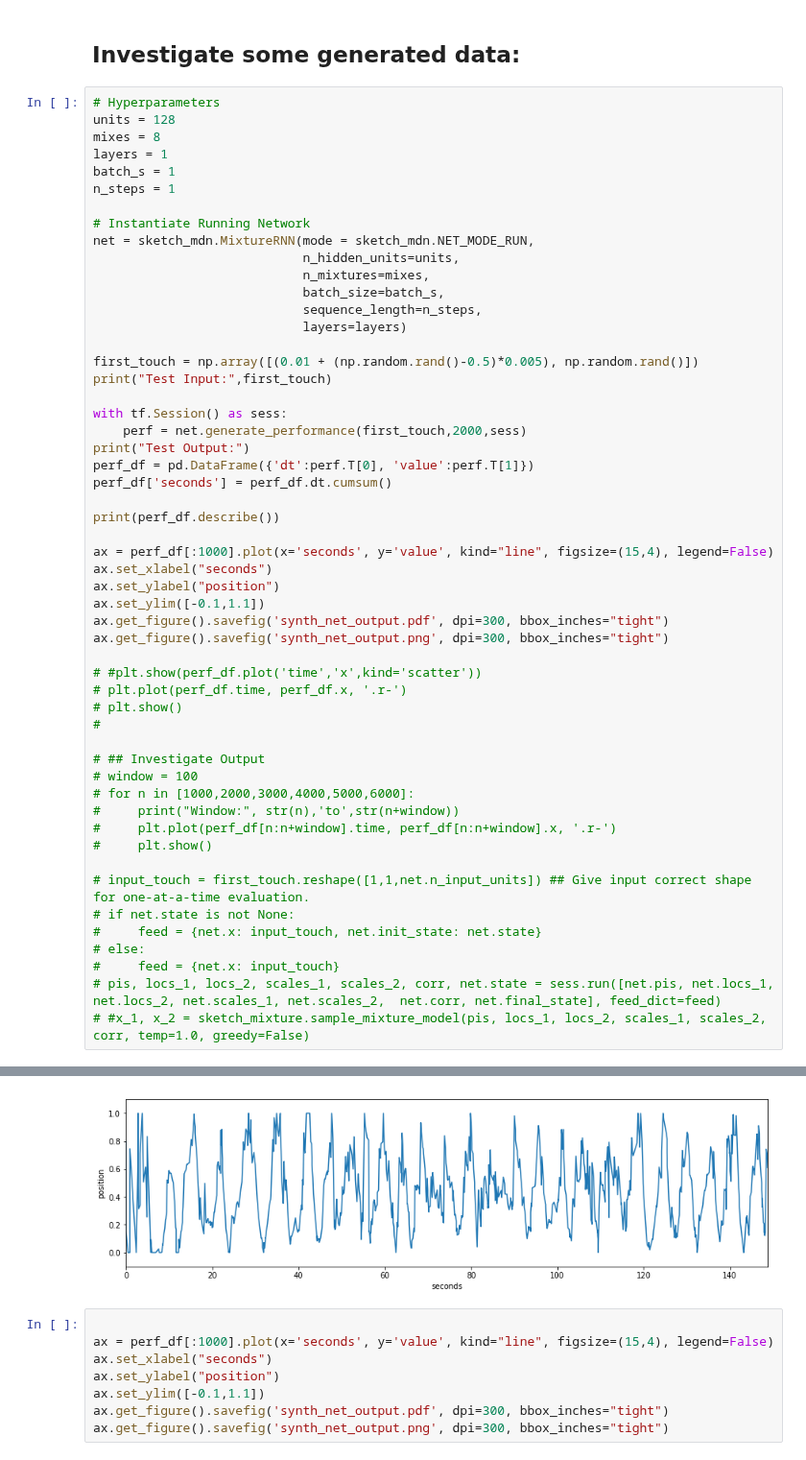
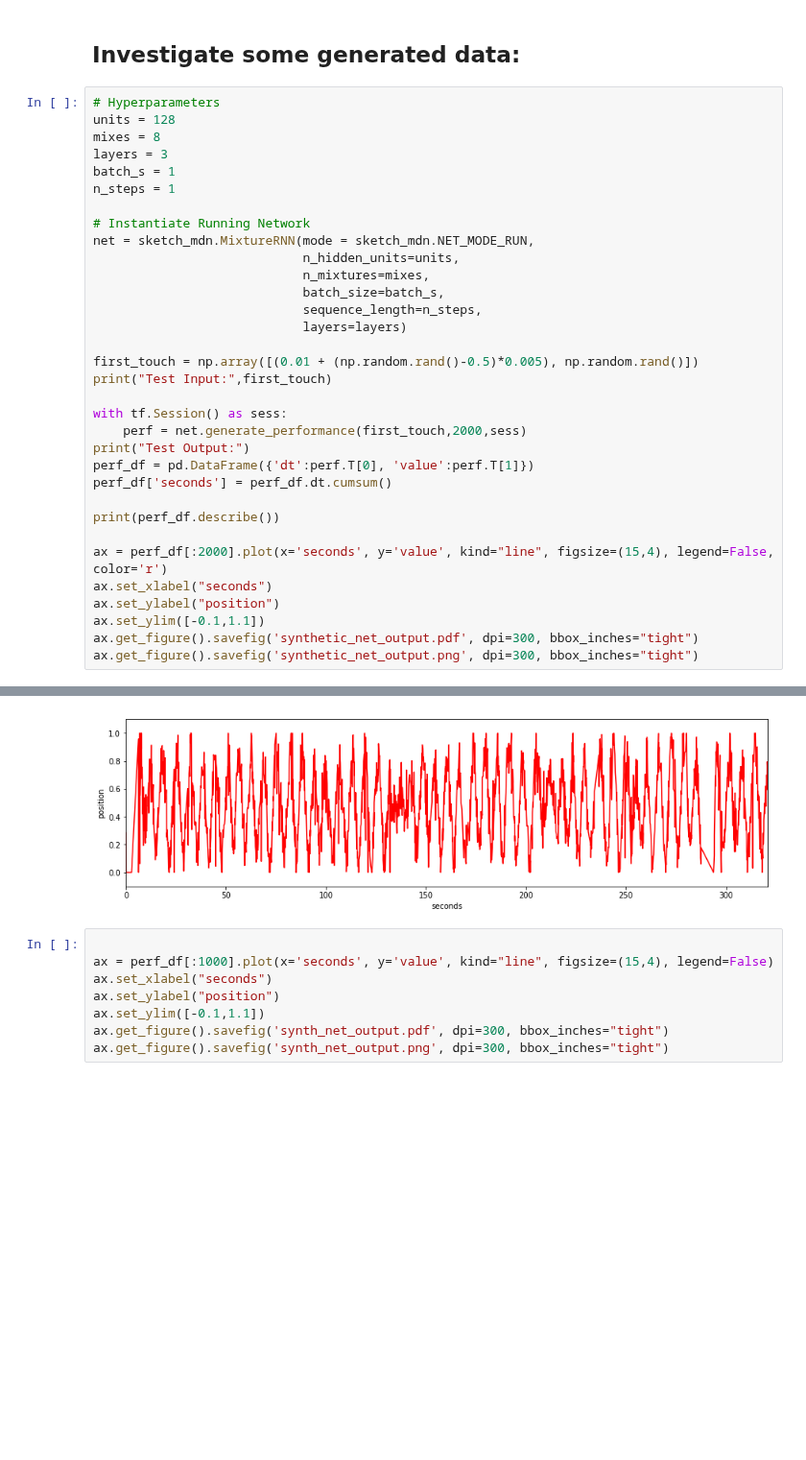
Before and after one commit to cpmpercussion/impsy, a Jupyter notebook: train_synthetic_mdn_data.ipynb, the cells around one changed output, grey strips where cells are left out. Shown at 96% size. Drawn from its saved outputs; the diff is of its cells as text; blank space fills up the shorter version.

```diff
--- a/train_synthetic_mdn_data.ipynb
+++ b/train_synthetic_mdn_data.ipynb
@@ -182,7 +182,7 @@ INFO:tensorflow:took 899 seconds to train.
 # Hyperparameters
 units = 128
 mixes = 8
-layers = 1
+layers = 3
 batch_s = 1
 n_steps = 1
 
@@ -205,31 +205,11 @@ perf_df['seconds'] = perf_df.dt.cumsum()
 
 print(perf_df.describe())
 
-ax = perf_df[:1000].plot(x='seconds', y='value', kind="line", figsize=(15,4), legend=False)
+ax = perf_df[:2000].plot(x='seconds', y='value', kind="line", figsize=(15,4), legend=False, color='r')
 ax.set_xlabel("seconds")
 ax.set_ylabel("position")
 ax.set_ylim([-0.1,1.1])
-ax.get_figure().savefig('synth_net_output.pdf', dpi=300, bbox_inches="tight")
-ax.get_figure().savefig('synth_net_output.png', dpi=300, bbox_inches="tight")
-
-# #plt.show(perf_df.plot('time','x',kind='scatter'))
-# plt.plot(perf_df.time, perf_df.x, '.r-')
-# plt.show()
-#
-
-# ## Investigate Output
-# window = 100
-# for n in [1000,2000,3000,4000,5000,6000]:
-#     print("Window:", str(n),'to',str(n+window))
-#     plt.plot(perf_df[n:n+window].time, perf_df[n:n+window].x, '.r-')
-#     plt.show()
-
-# input_touch = first_touch.reshape([1,1,net.n_input_units]) ## Give input correct shape for one-at-a-time evaluation.
-# if net.state is not None:
-#     feed = {net.x: input_touch, net.init_state: net.state}
-# else:
-#     feed = {net.x: input_touch}
-# pis, locs_1, locs_2, scales_1, scales_2, corr, net.state = sess.run([net.pis, net.locs_1, net.locs_2, net.scales_1, net.scales_2,  net.corr, net.final_state], feed_dict=feed)
-# #x_1, x_2 = sketch_mixture.sample_mixture_model(pis, locs_1, locs_2, scales_1, scales_2, corr, temp=1.0, greedy=False)
+ax.get_figure().savefig('synthetic_net_output.pdf', dpi=300, bbox_inches="tight")
+ax.get_figure().savefig('synthetic_net_output.png', dpi=300, bbox_inches="tight")
 # %% [output]
 INFO:tensorflow:Loading Running Operations
@@ -249,4 +229,4 @@ max       1.478957     1.000000   292.379144
-[figure, old version]
+[figure, new version]
 # %%
 
 ax = perf_df[:1000].plot(x='seconds', y='value', kind="line", figsize=(15,4), legend=False)
```
Also changed, not shown: parts of 1 cell of this notebook, 1 other file.
